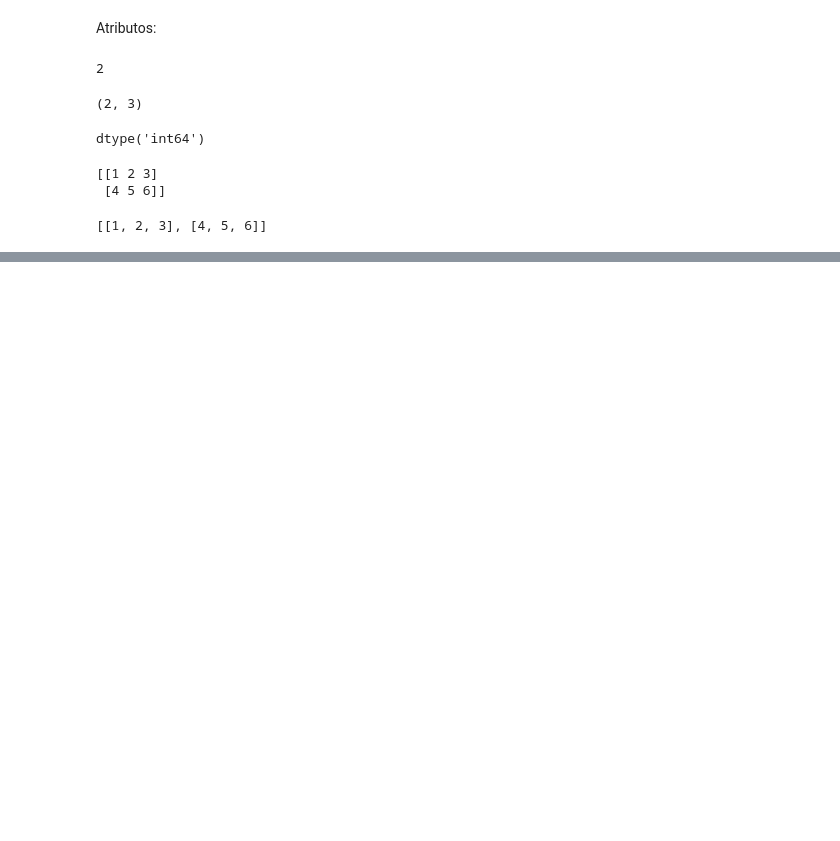
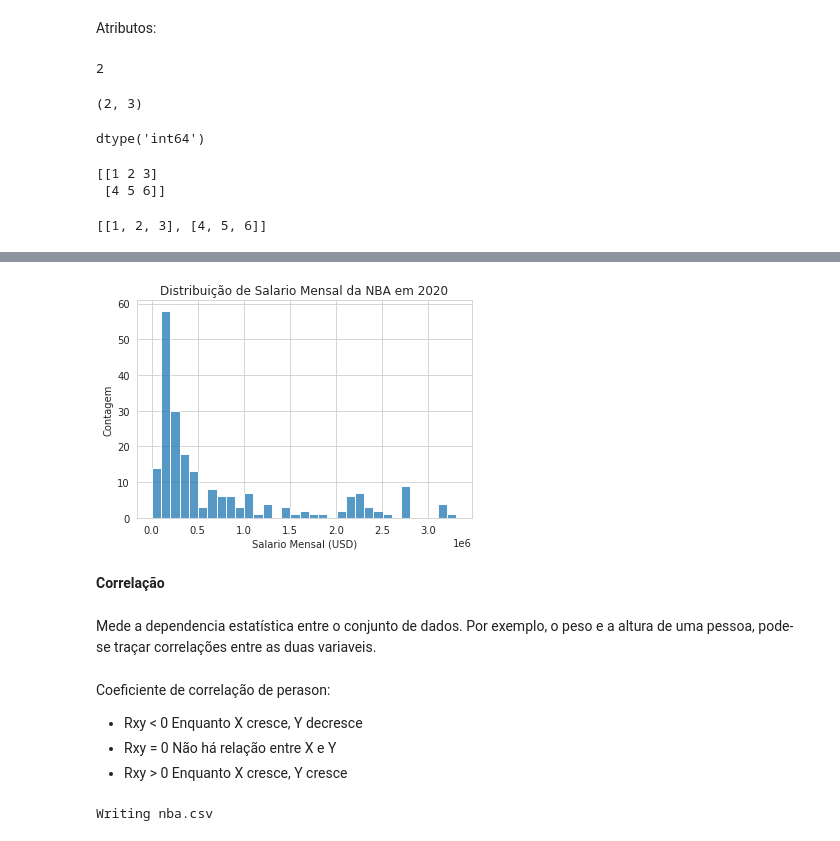
Before and after one commit to vinigm/Estudos, a Jupyter notebook: Matematica_e_Estatistica.ipynb, the cells around one changed output, grey strips where cells are left out. Cells and saved outputs as stored; diff of their text form; code cells hidden in the pictures; blank space fills up the shorter version.

```diff
--- a/Matematica_e_Estatistica.ipynb
+++ b/Matematica_e_Estatistica.ipynb
@@ -252,0 +457,31 @@ m1.tolist()
+# %%
+with sns.axes_style('whitegrid'):
+
+  grafico = sns.histplot(data=wage_array, binwidth=100*1000)
+  grafico.set(title='Distribuição de Salario Mensal da NBA em 2020', xlabel='Salario Mensal (USD)', ylabel='Contagem')
+# %% [output]
+[figure, added]
+# %% [markdown]
+**Correlação**
+# %% [markdown]
+Mede a dependencia estatística entre o conjunto de dados. Por exemplo, o peso e a altura de uma pessoa, pode-se traçar correlações entre as duas variaveis.
+# %% [markdown]
+Coeficiente de correlação de perason:
+- Rxy < 0 Enquanto X cresce, Y decresce
+- Rxy = 0 Não há relação entre X e Y
+- Rxy > 0 Enquanto X cresce, Y cresce
+# %%
+%%writefile nba.csv
+height;weight;wage
+2.01;86.2;17150000
+1.93;106.1;898310
+2.11;120.2;9881598
+1.88;85.7;15643750
+1.88;84.8;2875000
+2.11;106.1;2376840
+1.98;86.6;2625717
+2.08;104.3;37199000
+2.03;117.9;28942830
+1.83;81.6;522738
+# %% [output]
+Writing nba.csv
```
Also changed, not shown: parts of 70 cells of this notebook.
